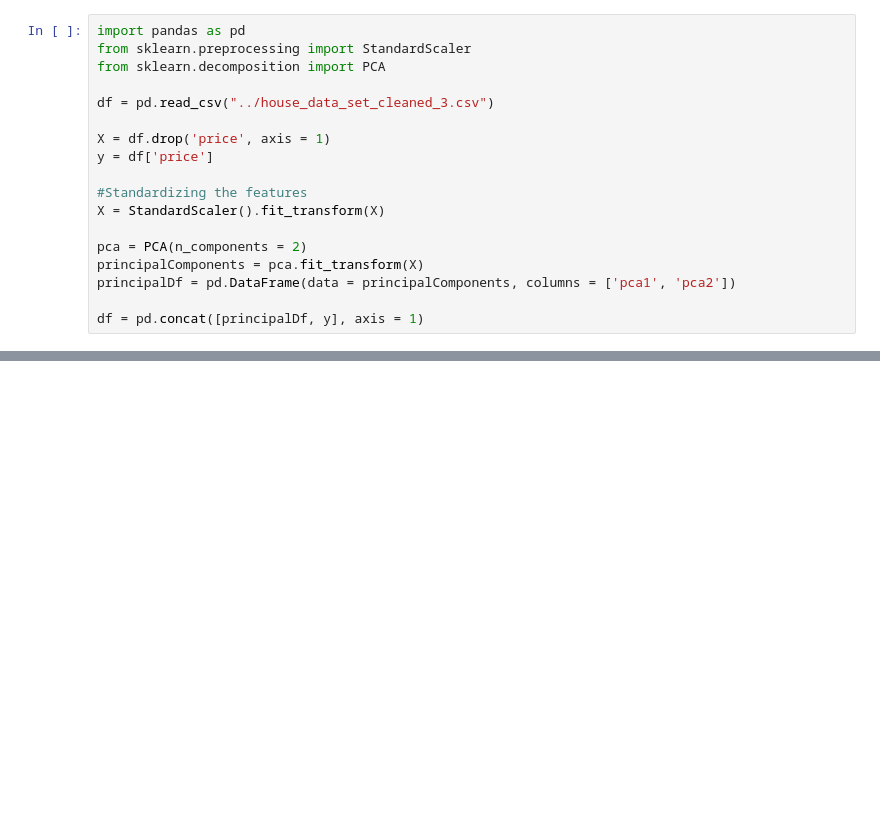
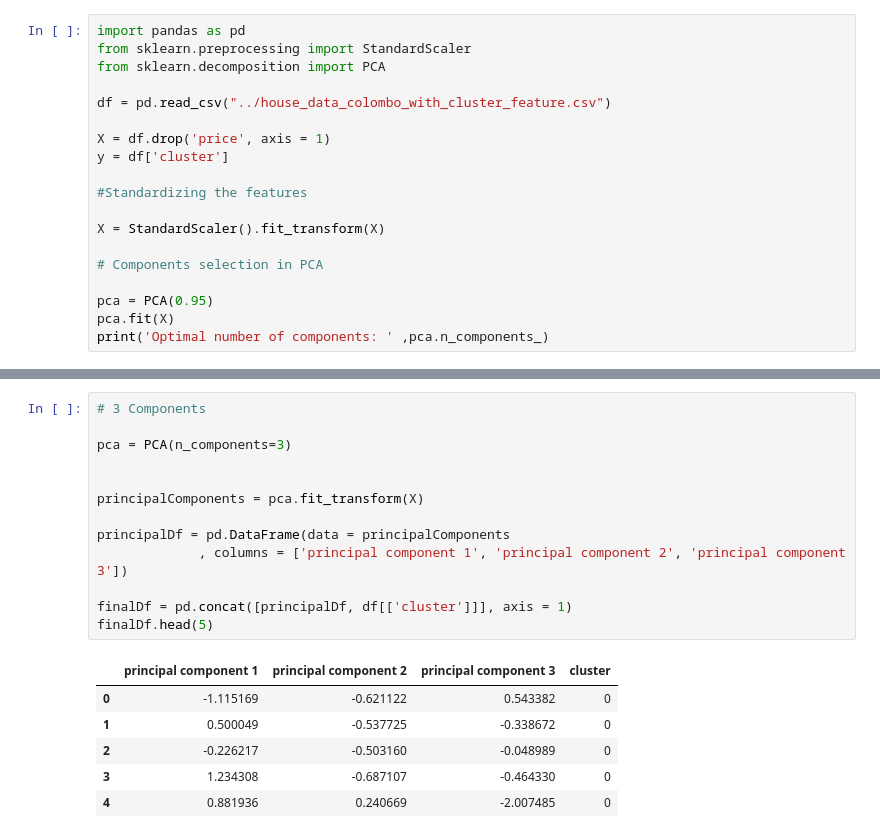
Before and after one commit to ano010/House-Price-Prediction-using-Machine-Learning, a Jupyter notebook: CO425/Phase_2/pca.ipynb, the cells around one changed output, grey strips where cells are left out. Saved outputs shown, nothing was run; the diff lists cells and outputs as text; blank space fills up the shorter version.

```diff
--- a/CO425/Phase_2/pca.ipynb
+++ b/CO425/Phase_2/pca.ipynb
@@ -3,16 +3,17 @@ import pandas as pd
 from sklearn.preprocessing import StandardScaler
 from sklearn.decomposition import PCA
 
-df = pd.read_csv("../house_data_set_cleaned_3.csv")
+df = pd.read_csv("../house_data_colombo_with_cluster_feature.csv")
 
 X = df.drop('price', axis = 1)
-y = df['price']
+y = df['cluster']
 
 #Standardizing the features
+
 X = StandardScaler().fit_transform(X)
 
-pca = PCA(n_components = 2)
-principalComponents = pca.fit_transform(X)
-principalDf = pd.DataFrame(data = principalComponents, columns = ['pca1', 'pca2'])
+# Components selection in PCA
 
-df = pd.concat([principalDf, y], axis = 1)
+pca = PCA(0.95)
+pca.fit(X)
+print('Optimal number of components: ' ,pca.n_components_)
@@ -183,0 +65,20 @@ df
+# %%
+# 3 Components
+
+pca = PCA(n_components=3)
+
+
+principalComponents = pca.fit_transform(X)
+
+principalDf = pd.DataFrame(data = principalComponents
+             , columns = ['principal component 1', 'principal component 2', 'principal component 3'])
+
+finalDf = pd.concat([principalDf, df[['cluster']]], axis = 1)
+finalDf.head(5)
+# %% [output]
+|  | principal component 1 | principal component 2 | principal component 3 | cluster |
+| 0 | -1.115169 | -0.621122 | 0.543382 | 0 |
+| 1 | 0.500049 | -0.537725 | -0.338672 | 0 |
+| 2 | -0.226217 | -0.503160 | -0.048989 | 0 |
+| 3 | 1.234308 | -0.687107 | -0.464330 | 0 |
+| 4 | 0.881936 | 0.240669 | -2.007485 | 0 |
```
Also changed, not shown: parts of 7 cells of this notebook, 3 other files.
